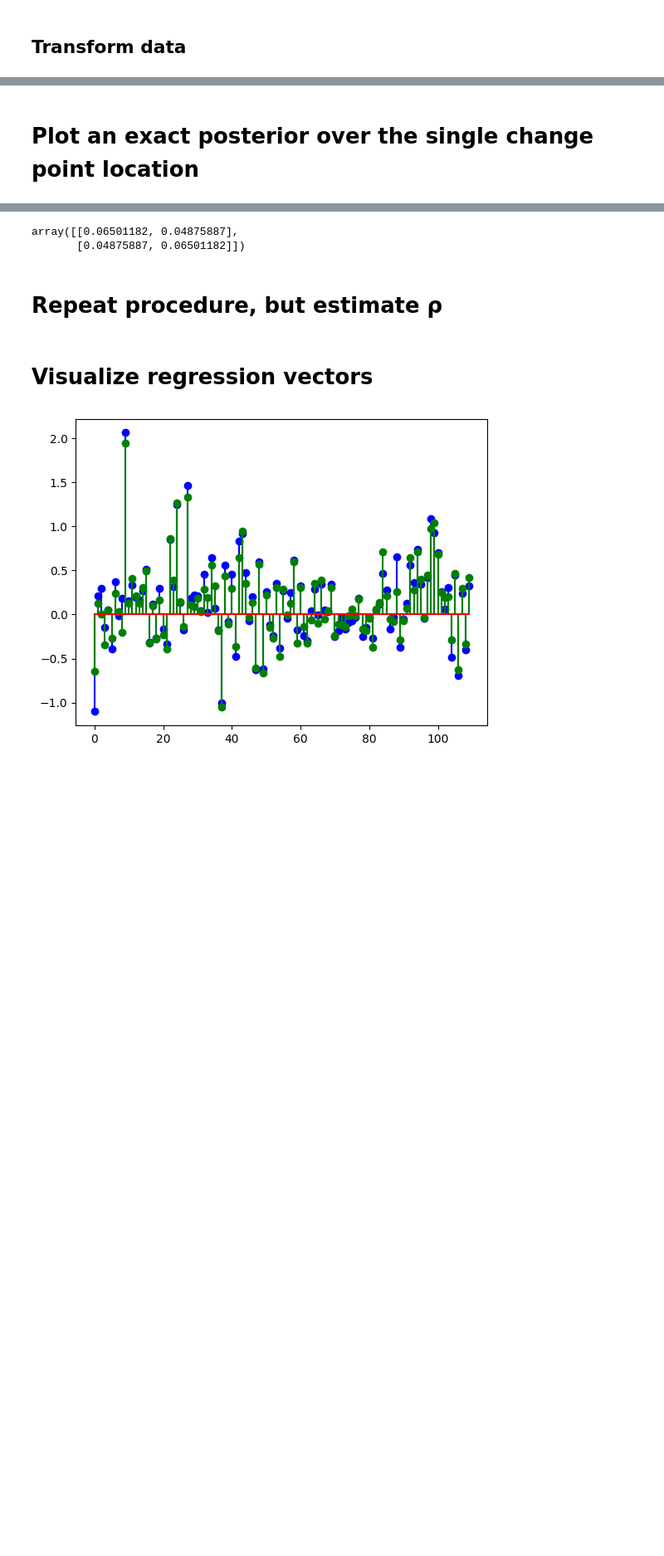
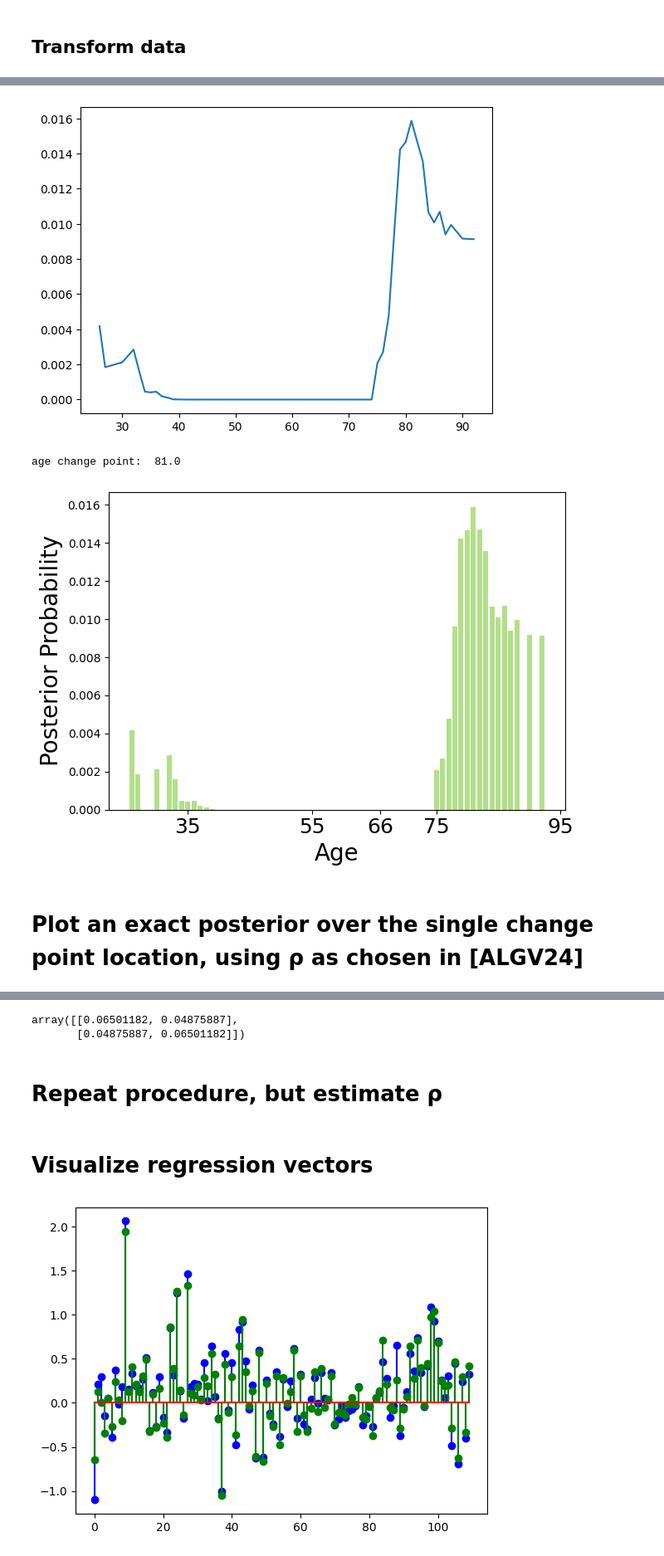
Before and after one commit to gabrielarpino/WeightedERM-reference, a Jupyter notebook: Myocardial Infarction Experiment.ipynb, the cells around one changed output, grey strips where cells are left out. Shown at 83% size. Cells and saved outputs as stored; diff of their text form; code cells hidden in the pictures; blank space fills up the shorter version.

```diff
--- a/Myocardial Infarction Experiment.ipynb
+++ b/Myocardial Infarction Experiment.ipynb
@@ -699,5 +600,30 @@ Posterior probability of no change point:  0.0008561748578967224
+# %%
+amp_post = posterior[:]
+PAL_bg = ["#a6cee3", "#1f78b4", "#b2df8a"]
+plt.plot(unique_ages, amp_post)
+plt.show()
+
+print("age change point: ", unique_ages[np.argmax(amp_post)])
+
+# Plot a bar plot of the posterior over the change points
+plt.bar(unique_ages, amp_post, color=PAL_bg[2])
+# plt.yticks([0, 0.2], fontsize=18)
+plt.xticks([35, 55, 66, 75, 95], fontsize=18)
+plt.xlabel("Age", fontsize=20)
+plt.tight_layout()
+plt.ylabel("Posterior Probability", fontsize=20)
+plt.savefig("figures/myocardial_exact_posterior_rhohat.pdf", bbox_inches='tight')
+# import tikzplotlib
+# tikzplotlib.save("figures/myocardial_exact_posterior_55_66_75_xtickfontsize_larger.tex")
+plt.show()
+
+argmax_post = np.argmax(amp_post)
+# %% [output]
+[figure, added]
+age change point:  81.0
+[figure, added]
 # %% [markdown]
-# Plot an exact posterior over the single change point location
+# Plot an exact posterior over the single change point location, using ρ as chosen in [ALGV24]
 # %%
 # Subsample the data according to all unique values of age
 unique_ages, unique_age_indices = np.unique(np.sort(X['AGE'].values), return_index=True) # already sorted, as per numpy.unique documentation
```
Also changed, not shown: parts of 25 cells of this notebook, 10 other files.
